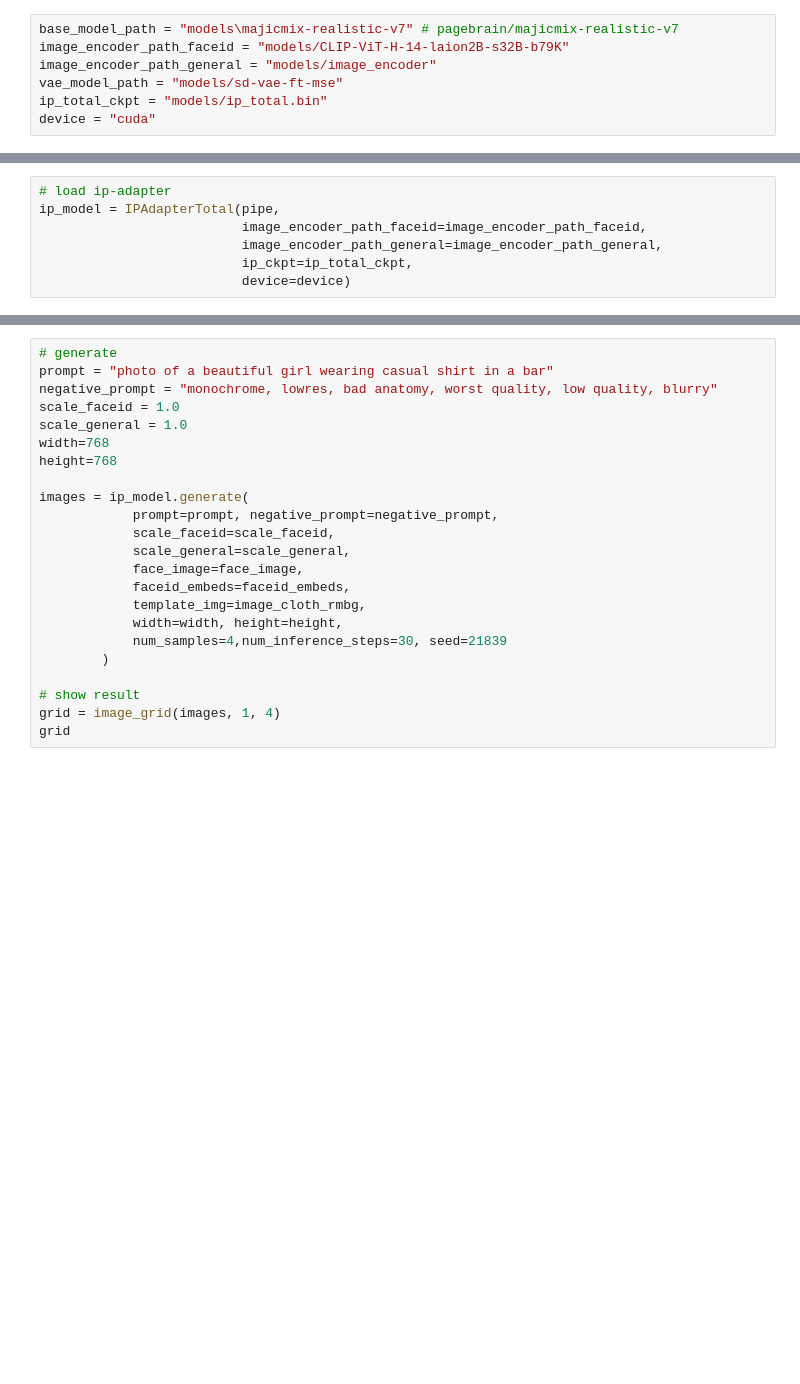
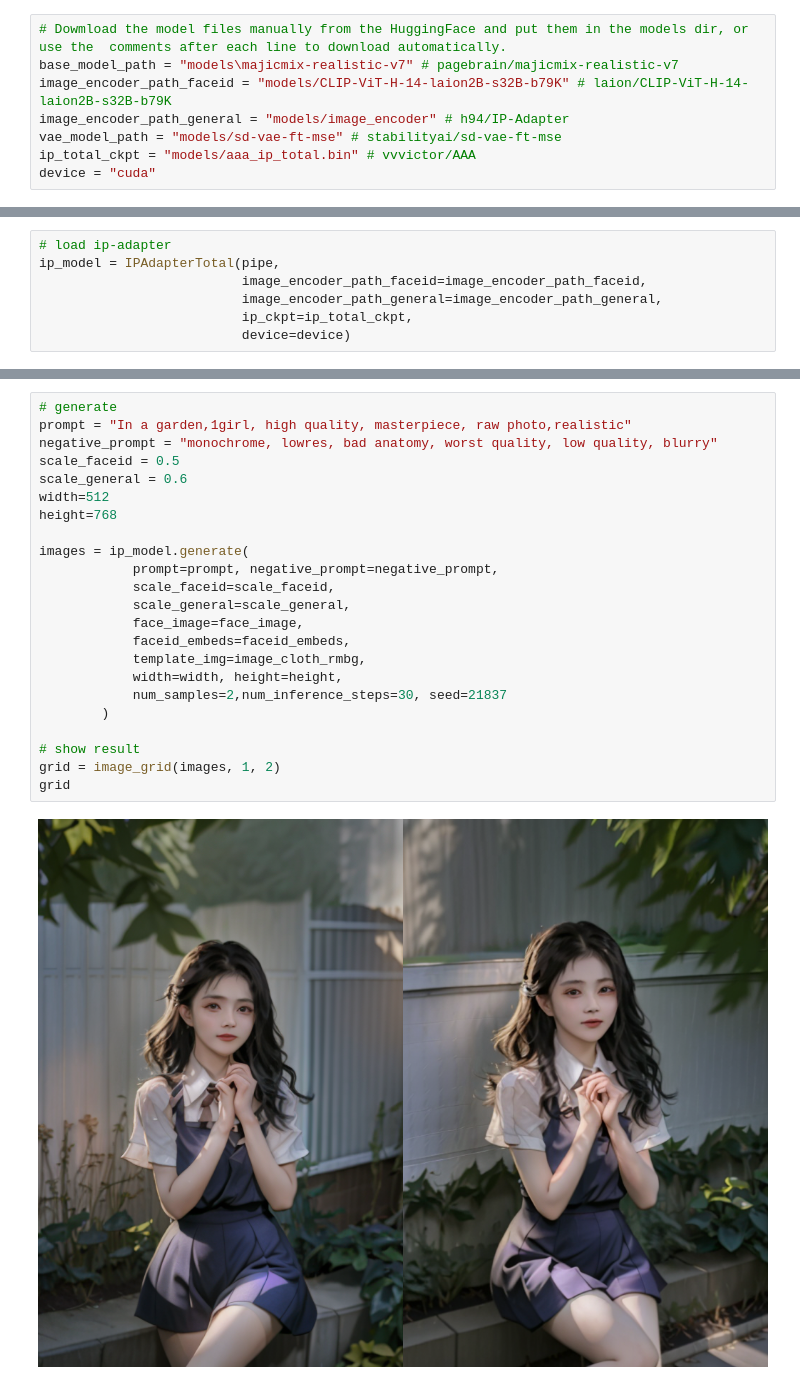
Before and after one commit to Victcode/AAA, a Jupyter notebook: aaa_demo.ipynb, the cells around one changed output, grey strips where cells are left out. Saved outputs shown, nothing was run; the diff lists cells and outputs as text; blank space fills up the shorter version.

```diff
--- a/aaa_demo.ipynb
+++ b/aaa_demo.ipynb
@@ -10,11 +10,12 @@ from rembg import remove
 
 from ip_total.ip_adapter_total import IPAdapterTotal
 # %%
+# Dowmload the model files manually from the HuggingFace and put them in the models dir, or use the  comments after each line to download automatically.
 base_model_path = "models\majicmix-realistic-v7" # pagebrain/majicmix-realistic-v7
-image_encoder_path_faceid = "models/CLIP-ViT-H-14-laion2B-s32B-b79K"
-image_encoder_path_general = "models/image_encoder"
-vae_model_path = "models/sd-vae-ft-mse"
-ip_total_ckpt = "models/ip_total.bin"
+image_encoder_path_faceid = "models/CLIP-ViT-H-14-laion2B-s32B-b79K" # laion/CLIP-ViT-H-14-laion2B-s32B-b79K
+image_encoder_path_general = "models/image_encoder" # h94/IP-Adapter
+vae_model_path = "models/sd-vae-ft-mse" # stabilityai/sd-vae-ft-mse
+ip_total_ckpt = "models/aaa_ip_total.bin" # vvvictor/AAA
 device = "cuda"
 # %%
 def image_grid(imgs, rows, cols):
@@ -78,23 +98,25 @@ face_image
 # %%
 # generate
-prompt = "photo of a beautiful girl wearing casual shirt in a bar"
+prompt = "In a garden,1girl, high quality, masterpiece, raw photo,realistic"
 negative_prompt = "monochrome, lowres, bad anatomy, worst quality, low quality, blurry"
-scale_faceid = 1.0
-scale_general = 1.0
-width=768
+scale_faceid = 0.5
+scale_general = 0.6
+width=512
 height=768
 
 images = ip_model.generate(
             prompt=prompt, negative_prompt=negative_prompt,
             scale_faceid=scale_faceid,
             scale_general=scale_general,
             face_image=face_image,
             faceid_embeds=faceid_embeds,
             template_img=image_cloth_rmbg,
             width=width, height=height,
-            num_samples=4,num_inference_steps=30, seed=21839
+            num_samples=2,num_inference_steps=30, seed=21837
         )
 
 # show result
-grid = image_grid(images, 1, 4)
+grid = image_grid(images, 1, 2)
 grid
+# %% [output]
+[figure, added]
```
Also changed, not shown: parts of 3 cells of this notebook, 3 other files.
